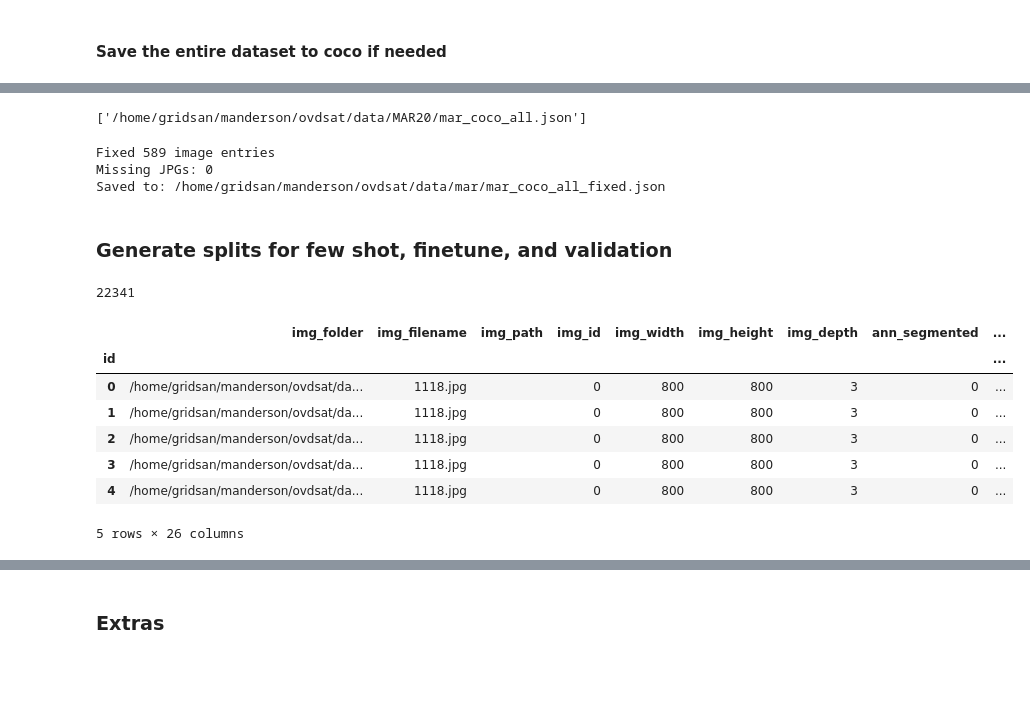
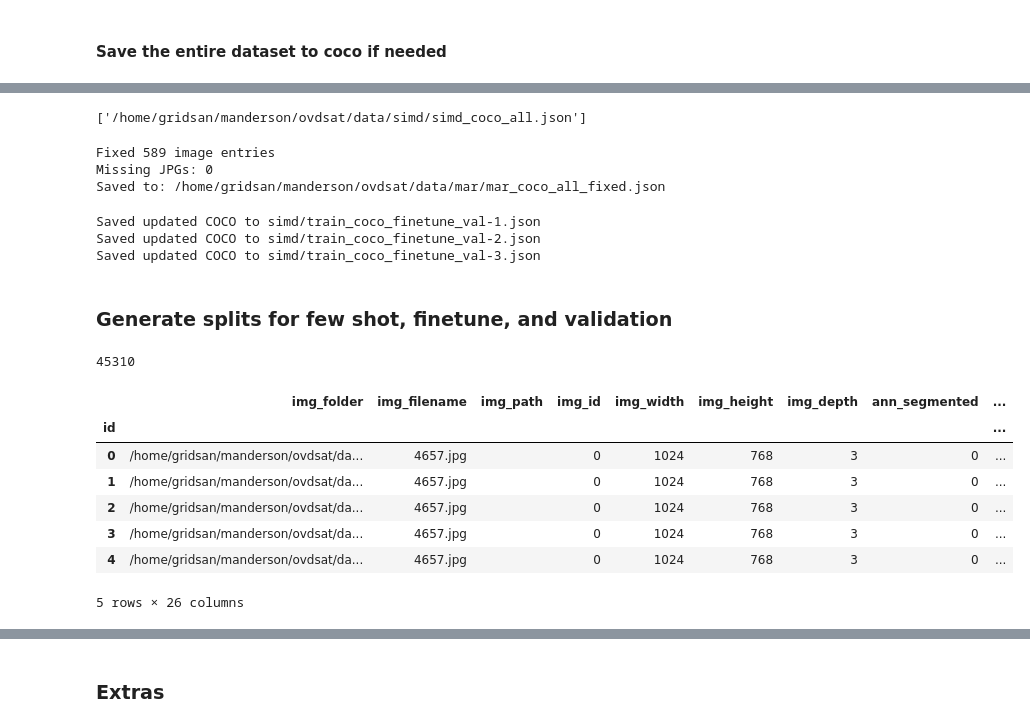
Before and after one commit to madelineloui/ovdsat, a Jupyter notebook: data/create_splits.ipynb, the cells around one changed output, grey strips where cells are left out. Saved outputs shown, nothing was run; the diff lists cells and outputs as text; code cells hidden in the pictures; blank space fills up the shorter version.

```diff
--- a/data/create_splits.ipynb
+++ b/data/create_splits.ipynb
@@ -27,6 +48,6 @@ mydataset.df.head()
 # %%
 exp = exporter.Export(mydataset)
-exp.ExportToCoco(output_path=f'{voc_path}/mar_coco_all.json', cat_id_index=0)
+exp.ExportToCoco(output_path=f'{voc_path}/simd_coco_all.json', cat_id_index=0)
 # %% [output]
-['/home/gridsan/manderson/ovdsat/data/MAR20/mar_coco_all.json']
+['/home/gridsan/manderson/ovdsat/data/simd/simd_coco_all.json']
 # %%
@@ -66,31 +87,51 @@ print(f"Saved to: {out_json}")
 Fixed 589 image entries
 Missing JPGs: 0
 Saved to: /home/gridsan/manderson/ovdsat/data/mar/mar_coco_all_fixed.json
+# %%
+for M in [1, 2, 3]:
+    in_path = f'simd/old/train_coco_finetune_val-{M}.json'
+    out_path = f'simd/train_coco_finetune_val-{M}.json'
+    with open(in_path, "r") as f:
+        coco = json.load(f)
+
+    for img in coco["images"]:
+        fname = img["file_name"]
+        if not fname.lower().endswith(".jpg"):
+            img["file_name"] = fname + ".jpg"
+
+    with open(out_path, "w") as f:
+        json.dump(coco, f, indent=4)
+
+    print(f"Saved updated COCO to {out_path}")
+# %% [output]
+Saved updated COCO to simd/train_coco_finetune_val-1.json
+Saved updated COCO to simd/train_coco_finetune_val-2.json
+Saved updated COCO to simd/train_coco_finetune_val-3.json
 # %% [markdown]
 ### Generate splits for few shot, finetune, and validation
 # %%
 # Load your COCO dataset
-coco_json = f"/home/gridsan/manderson/ovdsat/data/mar/mar_coco_all.json"
-path_to_images = "/home/gridsan/manderson/ovdsat/data/mar/JPEGImages"   # folder with your images
+coco_json = f"/home/gridsan/manderson/ovdsat/data/simd/simd_coco_all.json"
+path_to_images = "/home/gridsan/manderson/ovdsat/data/simd/JPEGImages"   # folder with your images
 
 all_dataset = importer.ImportCoco(
     path=coco_json,
     path_to_images=path_to_images,
-    name="MAR20"
+    name="SIMD"
 )
 
 # Get the dataframe
 df = all_dataset.df
 print(len(df))
 df.head()
 # %% [output]
-22341
+45310
 |  | img_folder | img_filename | img_path | img_id | img_width | img_height | img_depth | ann_segmented | ... |
 | id |  |  |  |  |  |  |  |  | ... |
-| 0 | /home/gridsan/manderson/ovdsat/da... | 1118.jpg |  | 0 | 800 | 800 | 3 | 0 | ... |
-| 1 | /home/gridsan/manderson/ovdsat/da... | 1118.jpg |  | 0 | 800 | 800 | 3 | 0 | ... |
-| 2 | /home/gridsan/manderson/ovdsat/da... | 1118.jpg |  | 0 | 800 | 800 | 3 | 0 | ... |
-| 3 | /home/gridsan/manderson/ovdsat/da... | 1118.jpg |  | 0 | 800 | 800 | 3 | 0 | ... |
-| 4 | /home/gridsan/manderson/ovdsat/da... | 1118.jpg |  | 0 | 800 | 800 | 3 | 0 | ... |
+| 0 | /home/gridsan/manderson/ovdsat/da... | 4657.jpg |  | 0 | 1024 | 768 | 3 | 0 | ... |
+| 1 | /home/gridsan/manderson/ovdsat/da... | 4657.jpg |  | 0 | 1024 | 768 | 3 | 0 | ... |
+| 2 | /home/gridsan/manderson/ovdsat/da... | 4657.jpg |  | 0 | 1024 | 768 | 3 | 0 | ... |
+| 3 | /home/gridsan/manderson/ovdsat/da... | 4657.jpg |  | 0 | 1024 | 768 | 3 | 0 | ... |
+| 4 | /home/gridsan/manderson/ovdsat/da... | 4657.jpg |  | 0 | 1024 | 768 | 3 | 0 | ... |
 5 rows × 26 columns
 # %%
```
Also changed, not shown: parts of 7 cells of this notebook, 9 other files.
